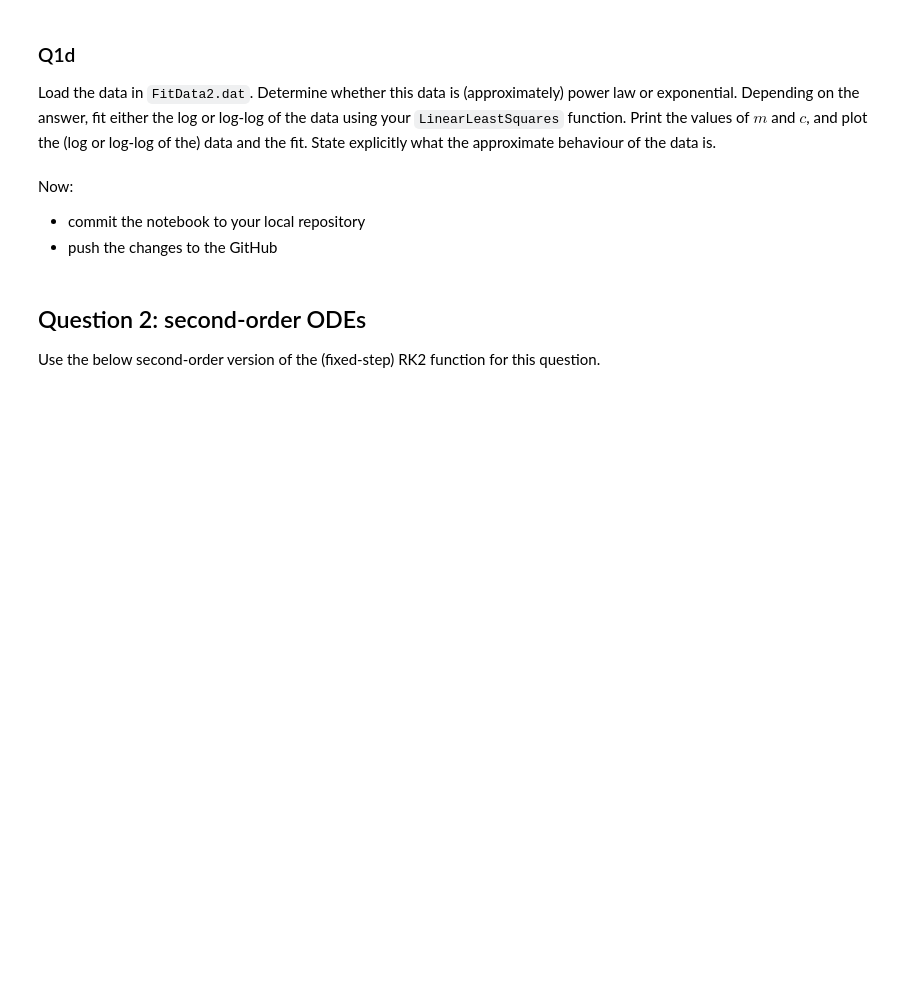
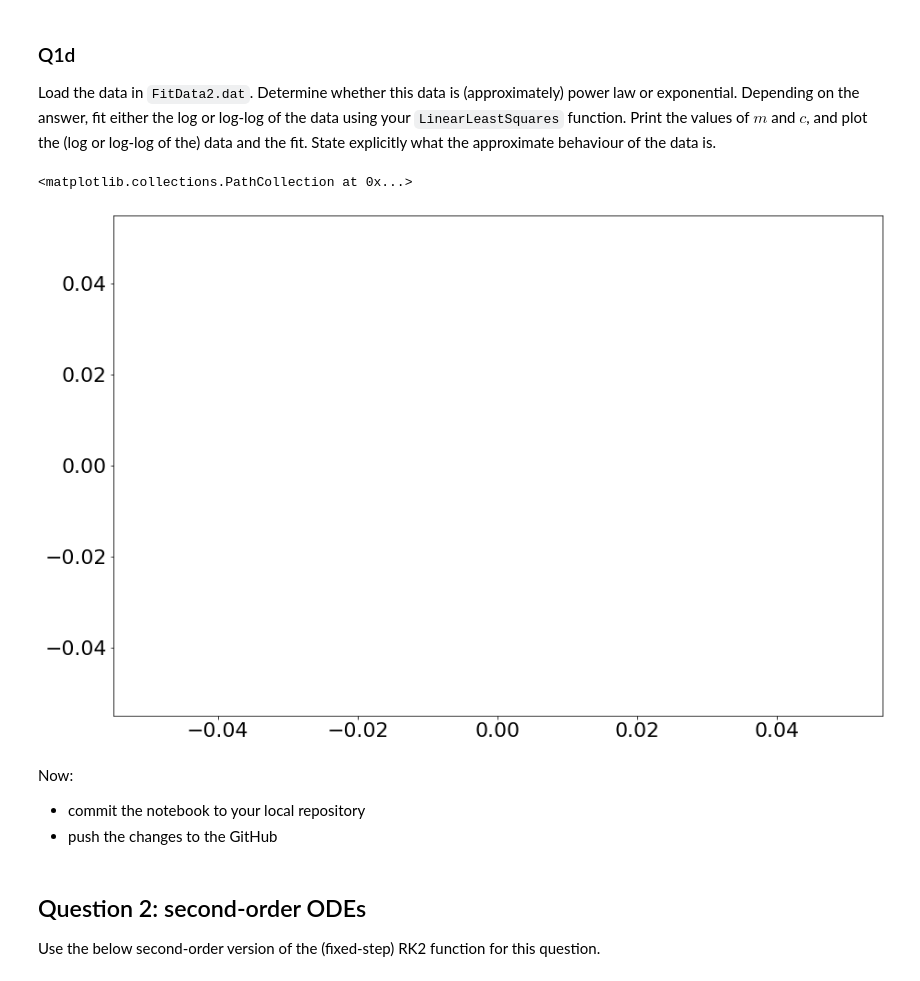
Before and after one commit to sean-roche/assignment3, a Jupyter notebook: Assignment-3.ipynb, the cells around one changed output. Cells and saved outputs as stored; diff of their text form; code cells hidden in the pictures; blank space fills up the shorter version.

```diff
--- a/Assignment-3.ipynb
+++ b/Assignment-3.ipynb
@@ -70,6 +127,14 @@ Load the data in `FitData1.dat` and fit the data using your `LinearLeastSquares`
 # %% [markdown]
 ### Q1d
 Load the data in `FitData2.dat`. Determine whether this data is (approximately) power law or exponential. Depending on the answer, fit either the log or log-log of the data using your `LinearLeastSquares` function. Print the values of $m$ and $c$, and plot the (log or log-log of the) data and the fit. State explicitly what the approximate behaviour of the data is.
+# %%
+data2 = np.loadtxt("FitData2.dat")
+x = data1[:,0]
+y = data1[:,1]
+plt.scatter(np.log(x),np.log(y))
+# %% [output]
+<matplotlib.collections.PathCollection at 0x...>
+[figure, added]
 # %% [markdown]
 Now:
 - commit the notebook to your local repository
```
Also changed, not shown: parts of 9 cells of this notebook.
